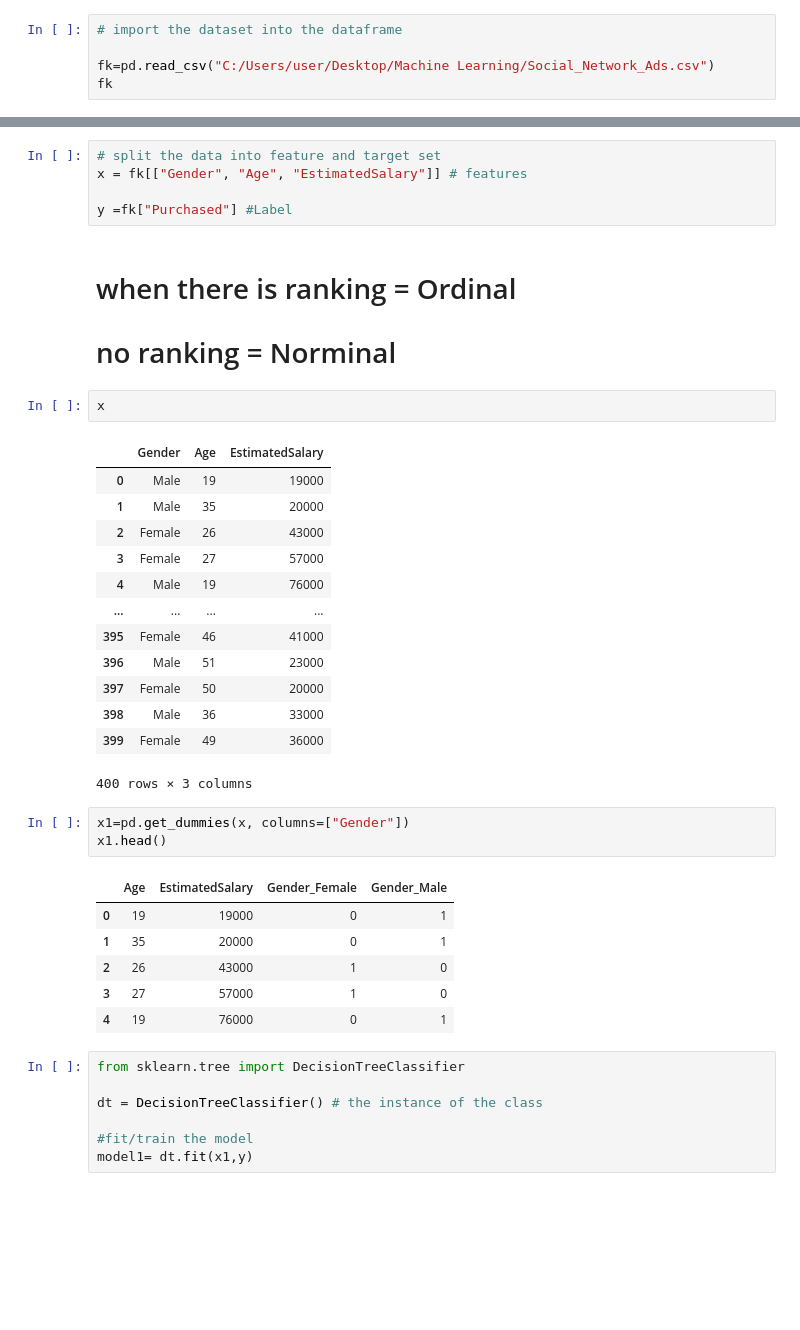
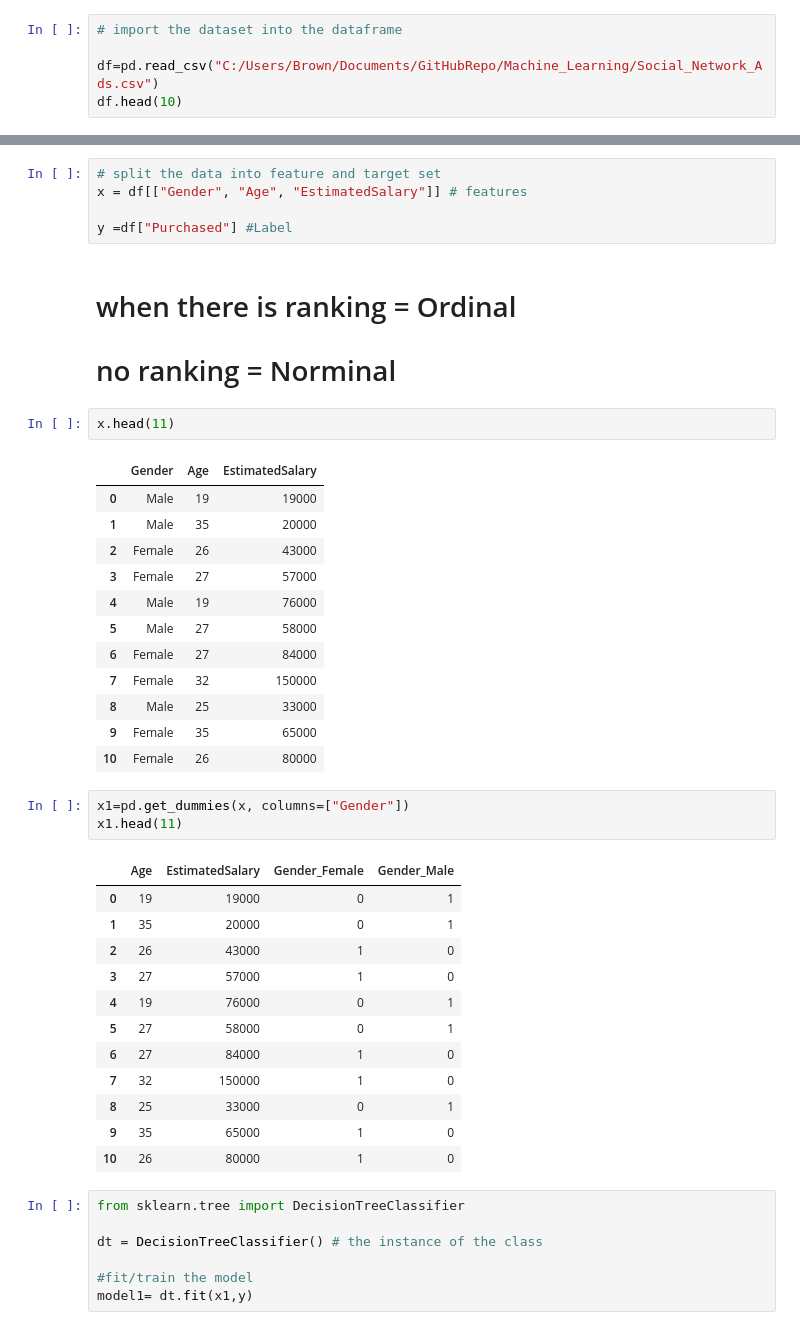
Before and after one commit to AdekanleIsrael/Machine_Learning, a Jupyter notebook: Machine Learning Project 1.ipynb, the cells around one changed output, grey strips where cells are left out. Saved outputs shown, nothing was run; the diff lists cells and outputs as text; blank space fills up the shorter version.

```diff
--- a/Machine Learning Project 1.ipynb
+++ b/Machine Learning Project 1.ipynb
@@ -4,8 +4,8 @@ import pandas as pd
 # %%
 # import the dataset into the dataframe
 
-fk=pd.read_csv("C:/Users/user/Desktop/Machine Learning/Social_Network_Ads.csv")
-fk
+df=pd.read_csv("C:/Users/Brown/Documents/GitHubRepo/Machine_Learning/Social_Network_Ads.csv")
+df.head(10)
 # %% [output]
 |  | User ID | Gender | Age | EstimatedSalary | Purchased |
 | 0 | 15624510 | Male | 19 | 19000 | 0 |
@@ -44,15 +42,15 @@ fk.tail()
 | 399 | 15594041 | Female | 49 | 36000 | 1 |
 # %%
 # split the data into feature and target set
-x = fk[["Gender", "Age", "EstimatedSalary"]] # features
+x = df[["Gender", "Age", "EstimatedSalary"]] # features
 
-y =fk["Purchased"] #Label
+y =df["Purchased"] #Label
 # %% [markdown]
 # when there is ranking = Ordinal
 
 # no ranking = Norminal
 # %%
-x
+x.head(11)
 # %% [output]
 |  | Gender | Age | EstimatedSalary |
 | 0 | Male | 19 | 19000 |
@@ -60,23 +58,28 @@ x
 | 2 | Female | 26 | 43000 |
 | 3 | Female | 27 | 57000 |
 | 4 | Male | 19 | 76000 |
-| ... | ... | ... | ... |
-| 395 | Female | 46 | 41000 |
-| 396 | Male | 51 | 23000 |
-| 397 | Female | 50 | 20000 |
-| 398 | Male | 36 | 33000 |
-| 399 | Female | 49 | 36000 |
+| 5 | Male | 27 | 58000 |
+| 6 | Female | 27 | 84000 |
+| 7 | Female | 32 | 150000 |
+| 8 | Male | 25 | 33000 |
+| 9 | Female | 35 | 65000 |
+| 10 | Female | 26 | 80000 |
-400 rows × 3 columns
 # %%
 x1=pd.get_dummies(x, columns=["Gender"])
-x1.head()
+x1.head(11)
 # %% [output]
 |  | Age | EstimatedSalary | Gender_Female | Gender_Male |
 | 0 | 19 | 19000 | 0 | 1 |
 | 1 | 35 | 20000 | 0 | 1 |
 | 2 | 26 | 43000 | 1 | 0 |
 | 3 | 27 | 57000 | 1 | 0 |
 | 4 | 19 | 76000 | 0 | 1 |
+| 5 | 27 | 58000 | 0 | 1 |
+| 6 | 27 | 84000 | 1 | 0 |
+| 7 | 32 | 150000 | 1 | 0 |
+| 8 | 25 | 33000 | 0 | 1 |
+| 9 | 35 | 65000 | 1 | 0 |
+| 10 | 26 | 80000 | 1 | 0 |
 # %%
 from sklearn.tree import DecisionTreeClassifier
 
```
Also changed, not shown: parts of 3 cells of this notebook.
